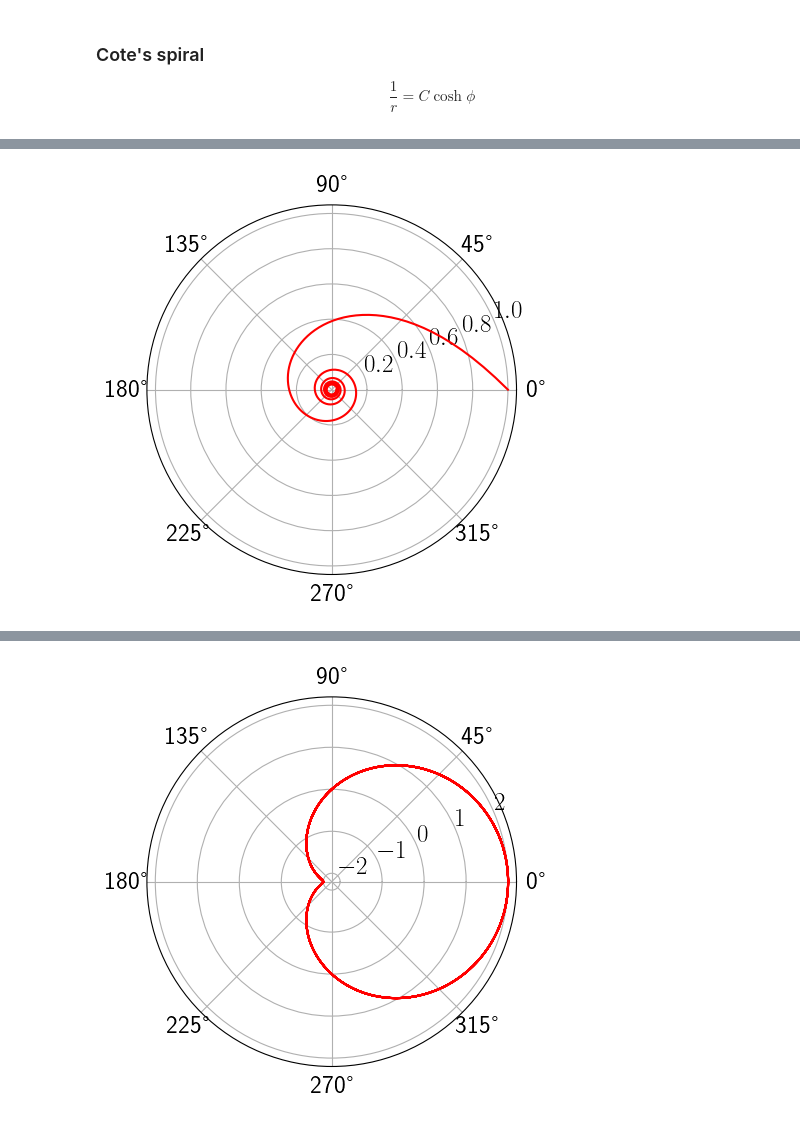
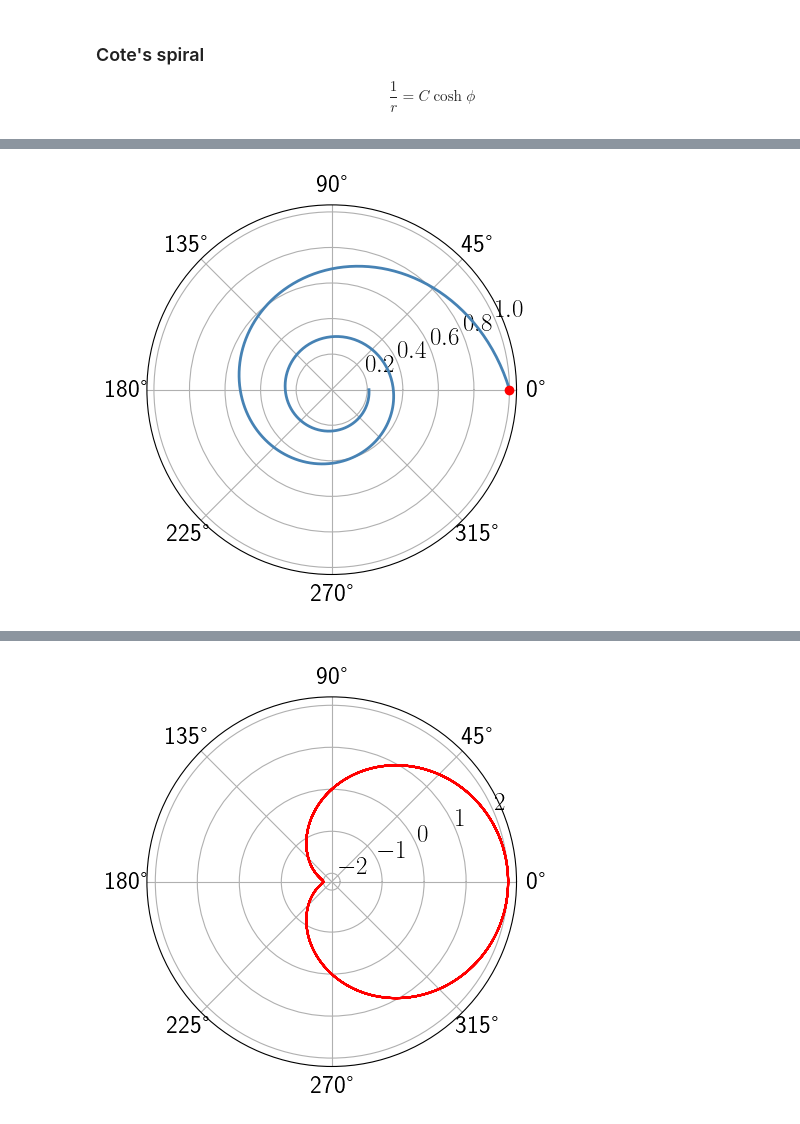
Before and after one commit to rajeshrinet/teaching, a Jupyter notebook: ex5-orbits-centralForce.ipynb, the cells around one changed output, grey strips where cells are left out. Cells and saved outputs as stored; diff of their text form; code cells hidden in the pictures.

```diff
--- a/ex5-orbits-centralForce.ipynb
+++ b/ex5-orbits-centralForce.ipynb
@@ -130,16 +132,17 @@ plt.plot(phi,)
 # %%
 N=512
 A = 1
-B = 1
+B = .3
 
-phi = np.linspace(0, 12*np.pi, N)
+phi = np.linspace(0, 4*np.pi, N)
 fig, ax = plt.subplots(subplot_kw={'projection': 'polar'})
-ax.plot(phi, 1/(A + B*(phi)), 'r')
+ax.plot(phi, 1/(A + B*(phi)), 'steelblue',lw=2,)
 
+ax.plot(phi[0], (A + B*phi)[0], 'ro')
 
 # ax.set_rmax(2);
 ax.grid(True)
 # %% [output]
-[figure, old version]
+[figure, new version]
 # %%
 N=512
```
Also changed, not shown: parts of 5 cells of this notebook, 1 other file.
